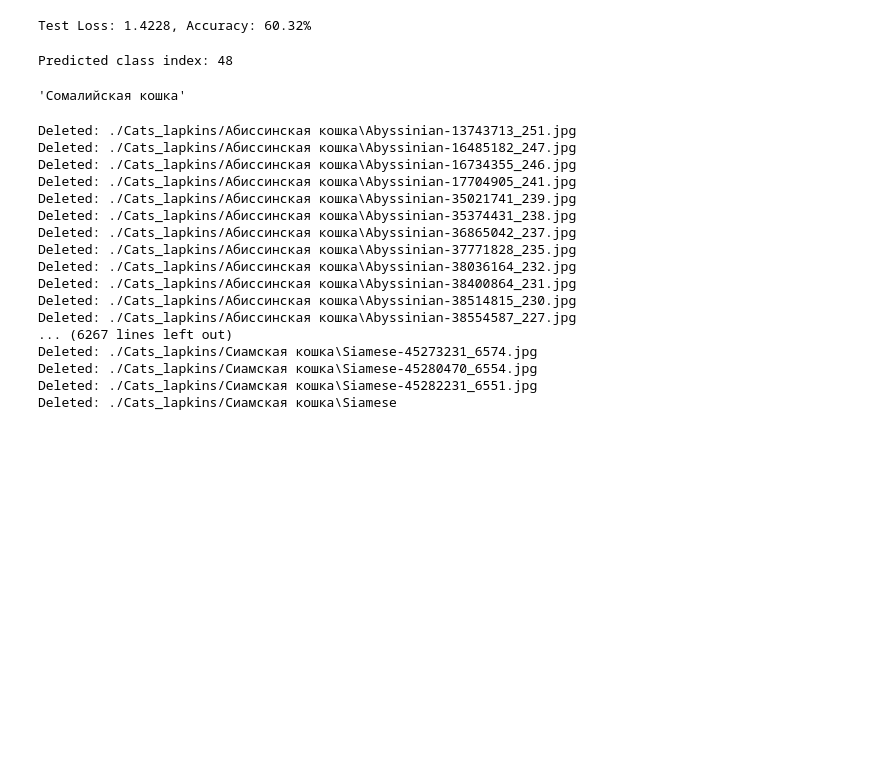
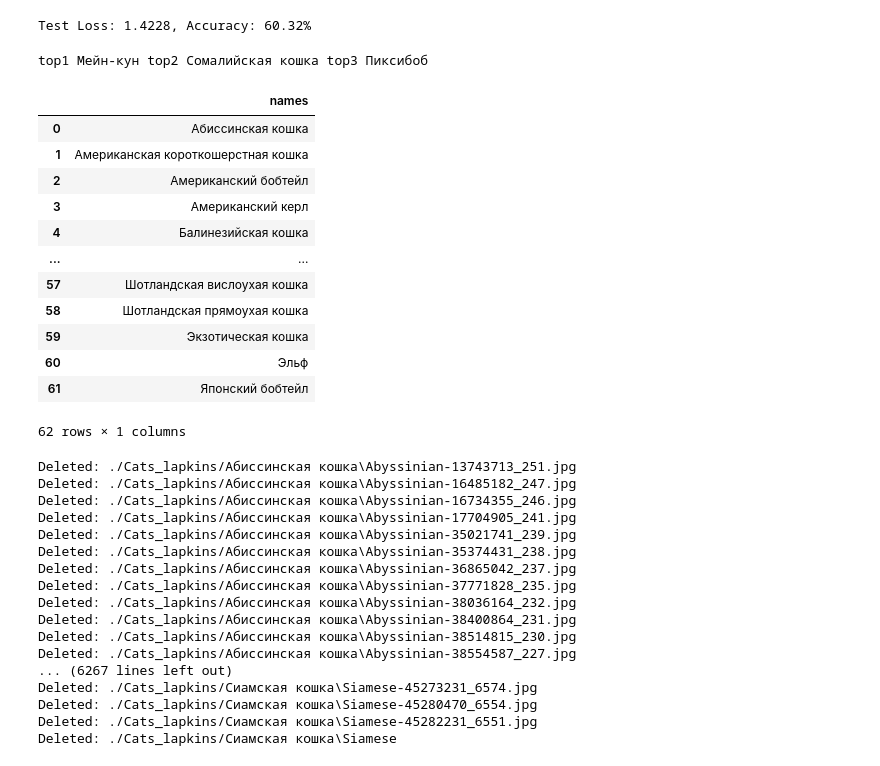
Before and after one commit to yaromirgusev/Cat-classification-bot, a Jupyter notebook: cats_models.ipynb, the cells around one changed output. Cells and saved outputs as stored; diff of their text form; code cells hidden in the pictures; blank space fills up the shorter version.

Commit message:
updated data, now has descs

```diff
--- a/cats_models.ipynb
+++ b/cats_models.ipynb
@@ -494,17 +494,48 @@ def predict_image(image_path, model, device):
 
     with torch.no_grad():
         output = model(image_tensor)
-        prediction = output.argmax()
+        top1=-10000
+        top2=-10000
+        top3=-10000
+        top1_i = 0
+        top2_i = 0
+        top3_i = 0
+        for i, j in enumerate(output[0]):
+            if j > top1:
+                top1=j
+                top1_i = i
+            elif j > top2 and j < top1 :
+                top2 = j
+                top2_i = i
+            elif j > top3 and j < top2:
+                top3 = j
+                top3_i = i
 
-    return prediction
+    return top1_i, top2_i, top3_i
 
 model2 = torch.load('complete_model2_00001.pth')
 model2.eval()
 
 image_path = 'test.jpg'
 prediction = predict_image(image_path, model2, device)
-print(f'Predicted class index: {prediction}')
-names[int(prediction)]
+print(f'top1 {names[prediction[0]]} top2 {names[prediction[1]]} top3 {names[prediction[2]]}')
 # %% [output]
-Predicted class index: 48
+top1 Мейн-кун top2 Сомалийская кошка top3 Пиксибоб
-'Сомалийская кошка'
+# %%
+data = pd.DataFrame()
+data['names'] = names
+data
+# %% [output]
+|  | names |
+| 0 | Абиссинская кошка |
+| 1 | Американская короткошерстная кошка |
+| 2 | Американский бобтейл |
+| 3 | Американский керл |
+| 4 | Балинезийская кошка |
+| ... | ... |
+| 57 | Шотландская вислоухая кошка |
+| 58 | Шотландская прямоухая кошка |
+| 59 | Экзотическая кошка |
+| 60 | Эльф |
+| 61 | Японский бобтейл |
+62 rows × 1 columns
```
Also changed, not shown: parts of 1 cell of this notebook, 3 other files.
